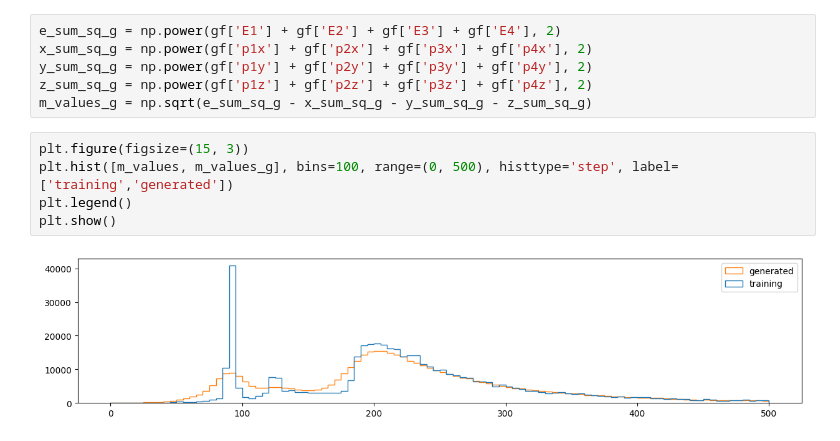
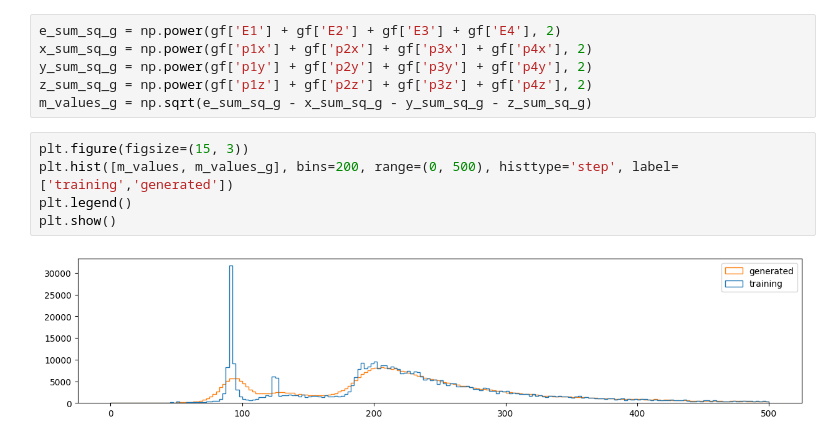
Before and after one commit to valdasraps/event_simulator, a Jupyter notebook: notebooks/vae/00-training_dataset.ipynb, the cells around one changed output. Saved outputs shown, nothing was run; the diff lists cells and outputs as text.

```diff
--- a/notebooks/vae/00-training_dataset.ipynb
+++ b/notebooks/vae/00-training_dataset.ipynb
@@ -88,8 +88,8 @@ z_sum_sq_g = np.power(gf['p1z'] + gf['p2z'] + gf['p3z'] + gf['p4z'], 2)
 m_values_g = np.sqrt(e_sum_sq_g - x_sum_sq_g - y_sum_sq_g - z_sum_sq_g)
 # %%
 plt.figure(figsize=(15, 3))
-plt.hist([m_values, m_values_g], bins=100, range=(0, 500), histtype='step', label=['training','generated'])
+plt.hist([m_values, m_values_g], bins=200, range=(0, 500), histtype='step', label=['training','generated'])
 plt.legend()
 plt.show()
 # %% [output]
-[figure, old version]
+[figure, new version]
```
Also changed, not shown: parts of 1 cell of this notebook, 1 other file.
